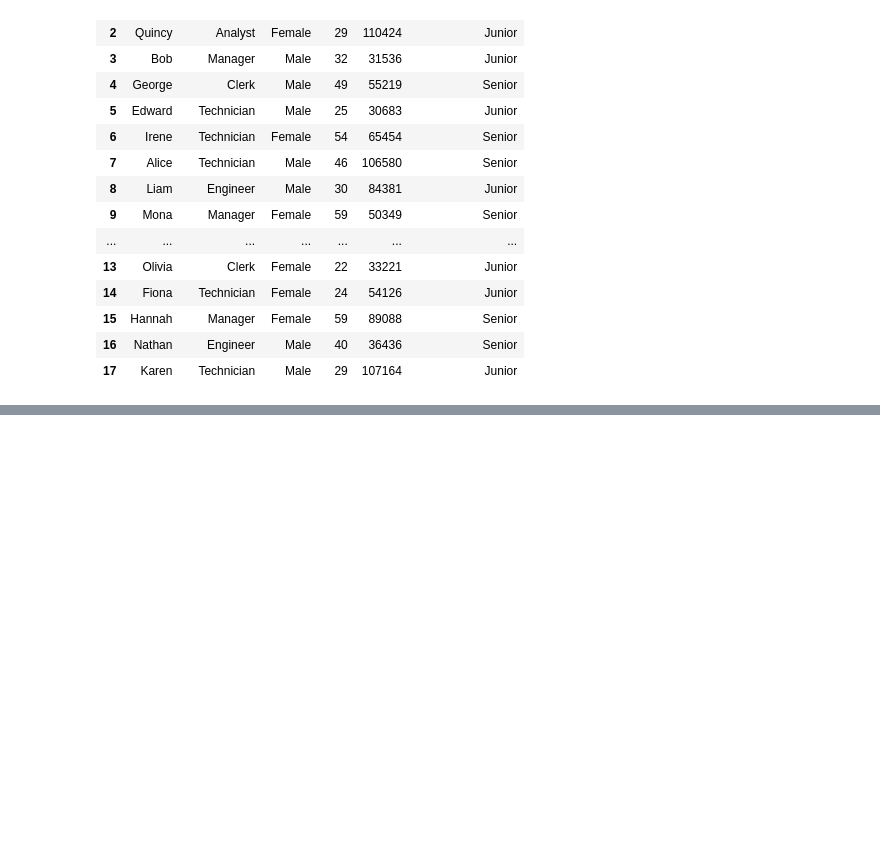
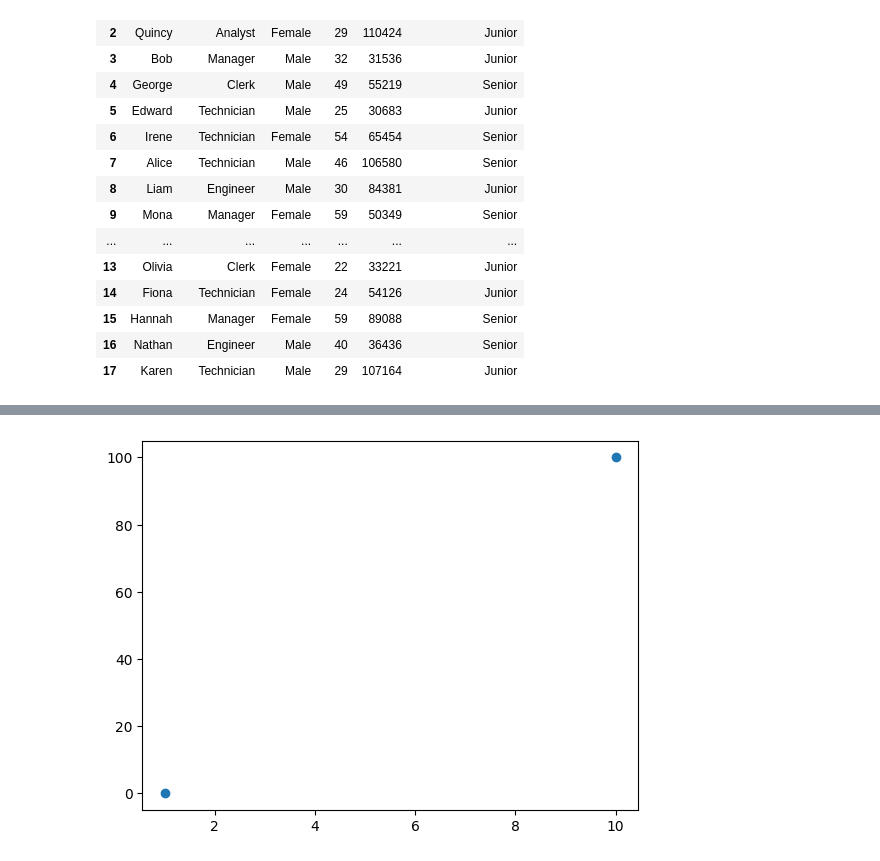
Before and after one commit to TouseefDataScientist/Machine-learning, a Jupyter notebook: AItalha.ipynb, the cells around one changed output, grey strips where cells are left out. Saved outputs shown, nothing was run; the diff lists cells and outputs as text; code cells hidden in the pictures; blank space fills up the shorter version.

```diff
--- a/AItalha.ipynb
+++ b/AItalha.ipynb
@@ -783,0 +803,8 @@ df1
+# %%
+xaxis = np.array([1, 10])
+yaxis = np.array([0, 100])
+
+plt.plot(xaxis, yaxis, 'o')
+plt.show()
+# %% [output]
+[figure, added]
```
Also changed, not shown: parts of 14 cells of this notebook, 2 other files.
